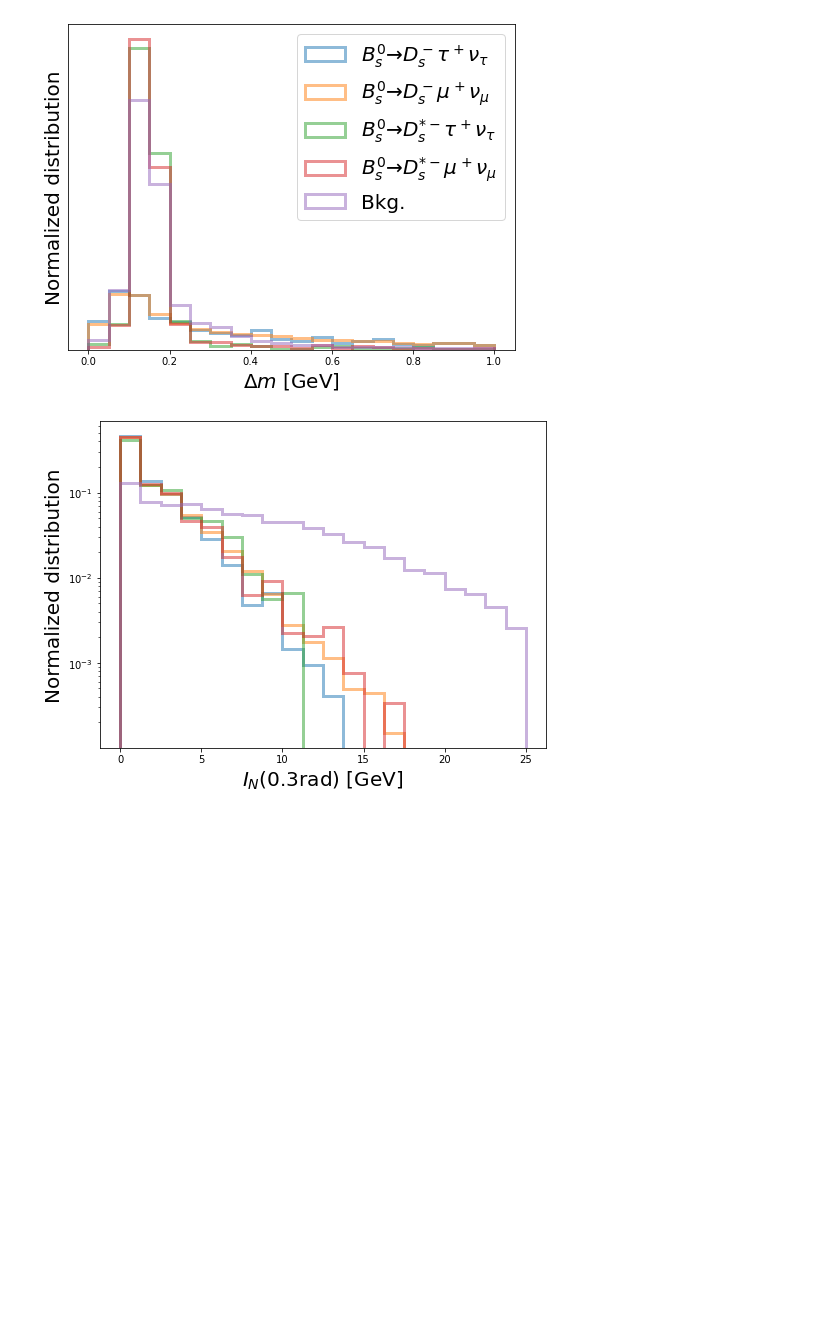
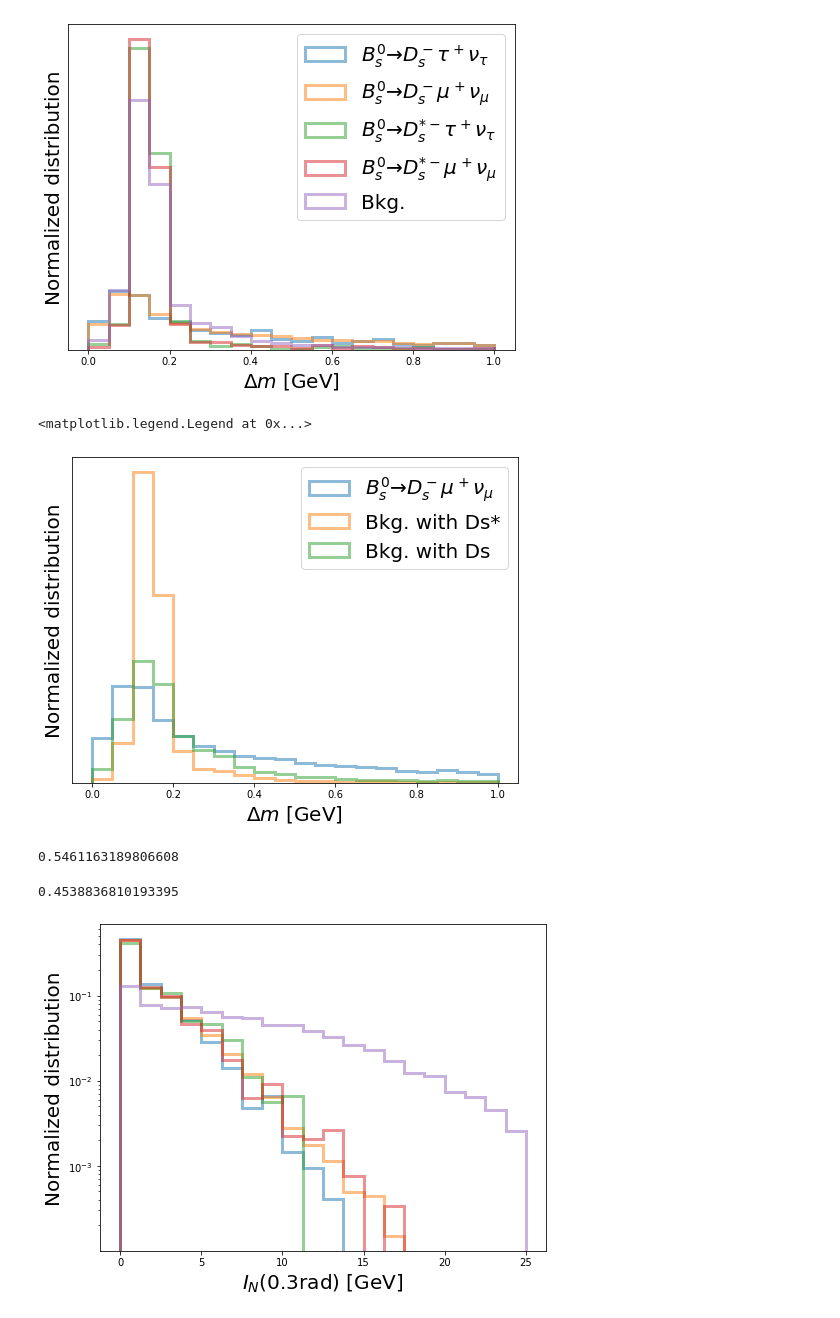
Before and after one commit to ansonkwokth/LFUV_Z-pole, a Jupyter notebook: RDs/BDTCut_v2.ipynb, the cells around one changed output. Drawn from its saved outputs; the diff is of its cells as text; code cells hidden in the pictures; blank space fills up the shorter version.

```diff
--- a/RDs/BDTCut_v2.ipynb
+++ b/RDs/BDTCut_v2.ipynb
@@ -1503,6 +1524,33 @@ f.savefig('./figures/Dsdeltam')
 # f.savefig('./figures/Dsdeltam_20noise')
 # %% [output]
 [figure]
+# %%
+f = plt.figure(figsize=(8,6))
+ax1 = plt.subplot(111)
+range_=[0,1]
+
+
+# ax1.hist(df_plot[(df_plot.target==0)]['DeltaM'], weights=df_plot[df_plot.target==0]['reweight']/sum(df_plot[df_plot.target==0]['reweight']), bins=20, range=range_, histtype='step', lw=3, label=r'$B_s^0\to D_s^- \tau^+\nu_\tau$', alpha=0.5);
+ax1.hist(df_plot[(df_plot.target==1)]['DeltaM'], weights=df_plot[df_plot.target==1]['reweight']/sum(df_plot[df_plot.target==1]['reweight']), bins=20, range=range_, histtype='step', lw=3, label=r'$B_s^0\to D_s^- \mu^+\nu_\mu$', alpha=0.5);
+# ax1.hist(df_plot[(df_plot.target==2)]['DeltaM'], weights=df_plot[df_plot.target==2]['reweight']/sum(df_plot[df_plot.target==2]['reweight']), bins=20, range=range_, histtype='step', lw=3, label=r'$B_s^0\to D_s^{*-} \tau^+\nu_\tau$', alpha=0.5);
+# ax1.hist(df_plot[(df_plot.target==3)]['DeltaM'], weights=df_plot[df_plot.target==3]['reweight']/sum(df_plot[df_plot.target==3]['reweight']), bins=20, range=range_, histtype='step', lw=3, label=r'$B_s^0\to D_s^{*-} \mu^+\nu_\mu$', alpha=0.5);
+ax1.hist(df_plot[(df_plot.bkgFromDsstar==1)&(df_plot.target!=0)&(df_plot.target!=1)&(df_plot.target!=2)&(df_plot.target!=3)]['DeltaM'], weights=df_plot[(df_plot.bkgFromDsstar==1)&(df_plot.target!=0)&(df_plot.target!=1)&(df_plot.target!=2)&(df_plot.target!=3)]['reweight']/sum(df_plot[(df_plot.target!=0)&(df_plot.target!=1)&(df_plot.target!=2)&(df_plot.target!=3)]['reweight']), bins=20, range=range_, histtype='step', lw=3, label=r'Bkg. with Ds*', alpha=0.5);
+ax1.hist(df_plot[(df_plot.bkgFromDsstar==0)&(df_plot.target!=0)&(df_plot.target!=1)&(df_plot.target!=2)&(df_plot.target!=3)]['DeltaM'], weights=df_plot[(df_plot.bkgFromDsstar==0)&(df_plot.target!=0)&(df_plot.target!=1)&(df_plot.target!=2)&(df_plot.target!=3)]['reweight']/sum(df_plot[(df_plot.target!=0)&(df_plot.target!=1)&(df_plot.target!=2)&(df_plot.target!=3)]['reweight']), bins=20, range=range_, histtype='step', lw=3, label=r'Bkg. with Ds', alpha=0.5);
+ax1.set_ylabel('Normalized distribution', fontsize=20)
+ax1.set_xlabel(r'$\Delta m$ [GeV]', fontsize=20)
+ax1.set_yticks([])
+ax1.legend(loc=1, fontsize=20)
+# %% [output]
+<matplotlib.legend.Legend at 0x...>
+[figure, added]
+# %%
+df_plot[(df_plot.bkgFromDsstar==1)&(df_plot.target==4)].reweight.sum() / df_plot[(df_plot.target==4)].reweight.sum()
+# %% [output]
+0.5461163189806608
+# %%
+df_plot[(df_plot.bkgFromDsstar==0)&(df_plot.target==4)].reweight.sum() / df_plot[(df_plot.target==4)].reweight.sum()
+# %% [output]
+0.4538836810193395
 # %%
 f = plt.figure(figsize=(8,6))
 ax1 = plt.subplot(111)
```
Also changed, not shown: parts of 23 cells of this notebook, 5 other files.
